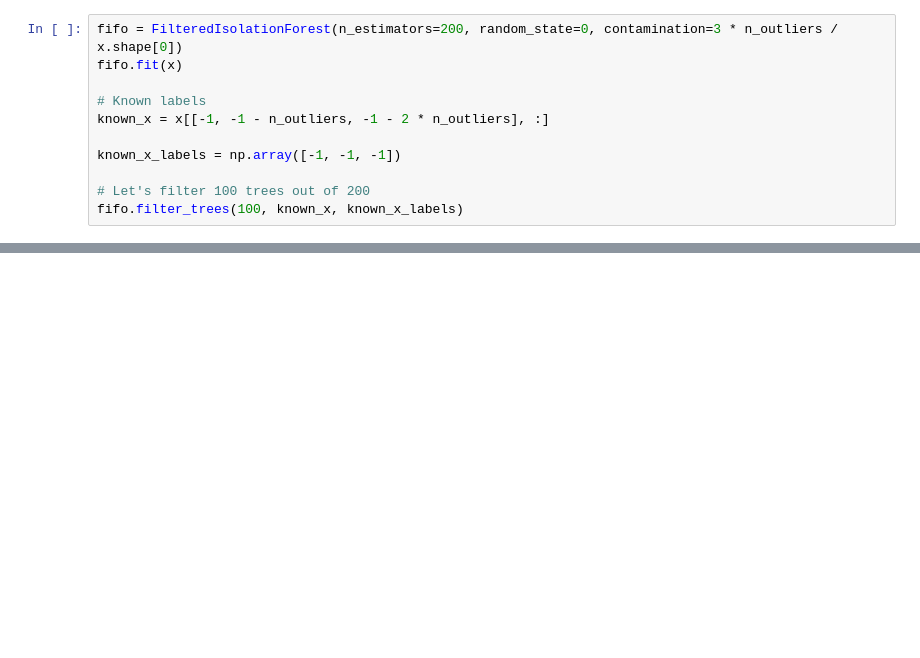
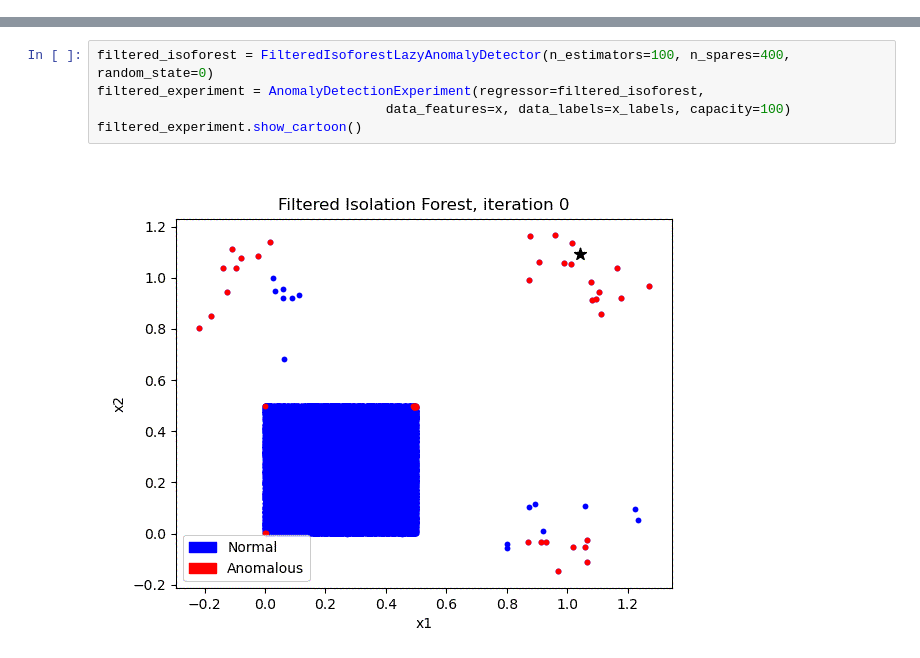
Before and after one commit to hombit/ssi-forest, a Jupyter notebook: notebooks/test_filtering.ipynb, the cells around one changed output, grey strips where cells are left out. Drawn from its saved outputs; the diff is of its cells as text; blank space fills up the shorter version.

```diff
--- a/notebooks/test_filtering.ipynb
+++ b/notebooks/test_filtering.ipynb
@@ -84,11 +264,0 @@ class FilteredIsolationForest(IsolationForest, FilteredIsolationForestMixin):
-# %%
-fifo = FilteredIsolationForest(n_estimators=200, random_state=0, contamination=3 * n_outliers / x.shape[0])
-fifo.fit(x)
-
-# Known labels
-known_x = x[[-1, -1 - n_outliers, -1 - 2 * n_outliers], :]
-
-known_x_labels = np.array([-1, -1, -1])
-
-# Let's filter 100 trees out of 200
-fifo.filter_trees(100, known_x, known_x_labels)
@@ -284,0 +272,7 @@ classic.save_cartoon('classic.gif')
+# %%
+filtered_isoforest = FilteredIsoforestLazyAnomalyDetector(n_estimators=100, n_spares=400, random_state=0)
+filtered_experiment = AnomalyDetectionExperiment(regressor=filtered_isoforest,
+                                     data_features=x, data_labels=x_labels, capacity=100)
+filtered_experiment.show_cartoon()
+# %% [output]
+[figure, added]
```
Also changed, not shown: parts of 11 cells of this notebook.
